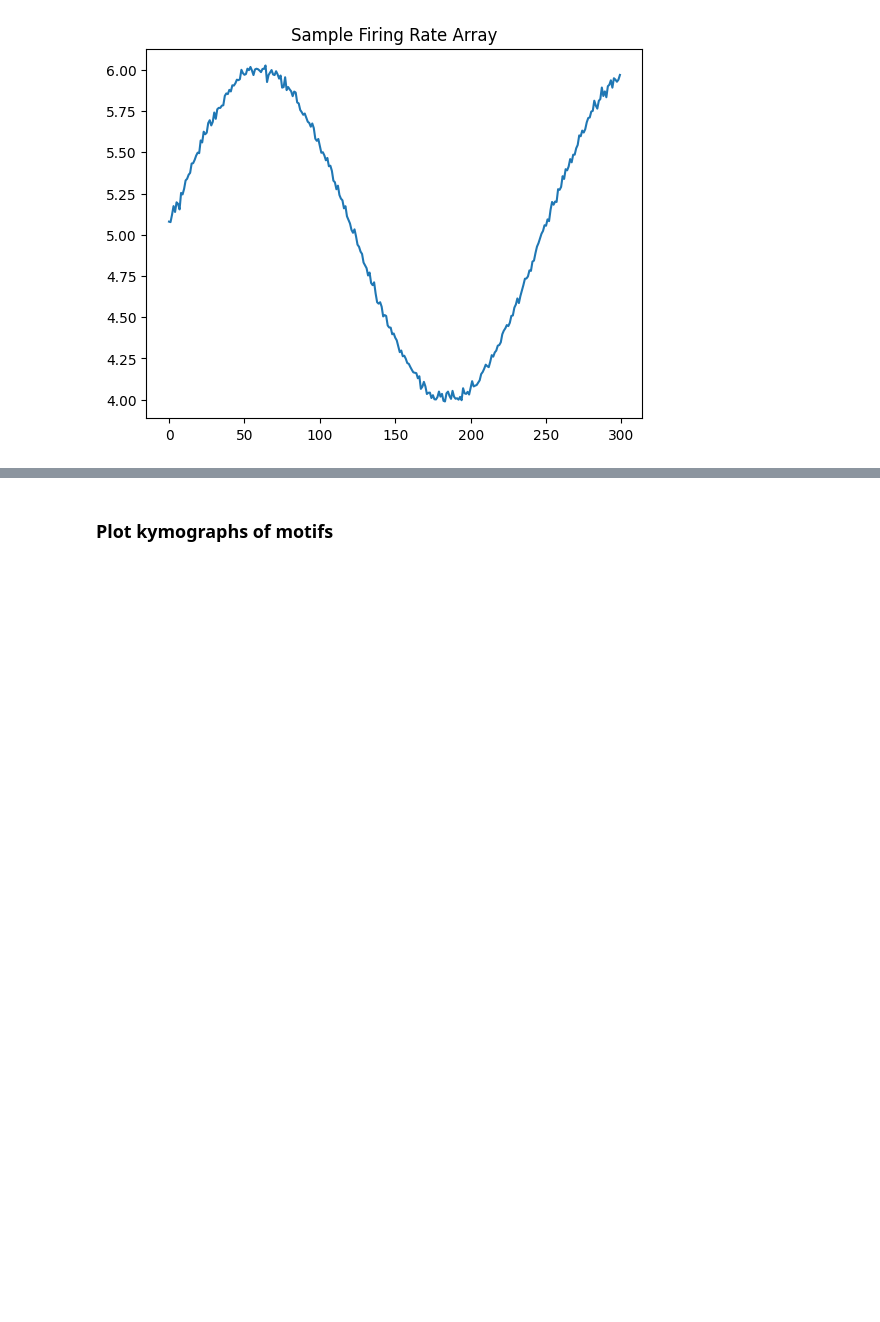
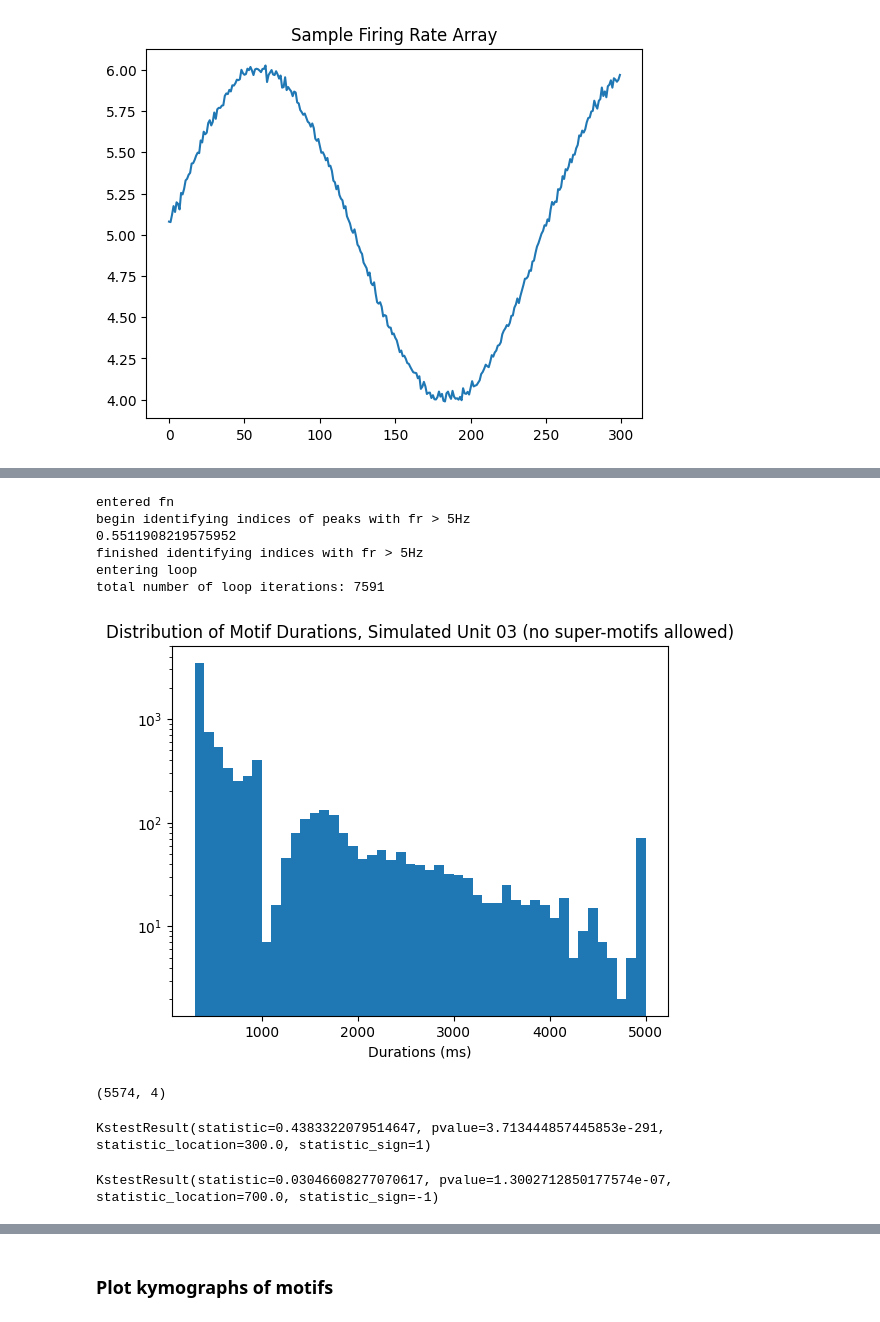
Before and after one commit to stellinaao/motifDetection, a Jupyter notebook: motifDetection-Copy1.ipynb, the cells around one changed output, grey strips where cells are left out. Drawn from its saved outputs; the diff is of its cells as text; code cells hidden in the pictures; blank space fills up the shorter version.

```diff
--- a/motifDetection-Copy1.ipynb
+++ b/motifDetection-Copy1.ipynb
@@ -694,0 +762,30 @@ Text(0.5, 1.0, 'Sample Firing Rate Array')
+# %%
+motifInds_sim03, _, _, _ = findMotifs(sim_STrs[2])
+# %% [output]
+entered fn
+begin identifying indices of peaks with fr > 5Hz
+0.5511908219575952
+finished identifying indices with fr > 5Hz
+entering loop
+total number of loop iterations: 7591
+# %%
+plt.hist(motifInds_sim03[:,2], bins = np.linspace(300, 5000, 48))
+plt.yscale("log")
+
+plt.title("Distribution of Motif Durations, Simulated Unit 03 (no super-motifs allowed)")
+plt.xlabel("Durations (ms)")
+plt.savefig("motifDurDistr_Unit03_Sim_NoSuperMotifs.jpg")
+# %% [output]
+[figure, added]
+# %%
+motif_inds_01_noSM.shape
+# %% [output]
+(5574, 4)
+# %%
+ks_2samp(motif_inds_01_noSM[:,2], motifInds_sim01[:,2])
+# %% [output]
+KstestResult(statistic=0.4383322079514647, pvalue=3.713444857445853e-291, statistic_location=300.0, statistic_sign=1)
+# %%
+ks_2samp(motif_inds_02_noSM[:,2], motifInds_sim02[:,2])
+# %% [output]
+KstestResult(statistic=0.03046608277070617, pvalue=1.3002712850177574e-07, statistic_location=700.0, statistic_sign=-1)
```
Also changed, not shown: parts of 58 cells of this notebook, 5 other files.
